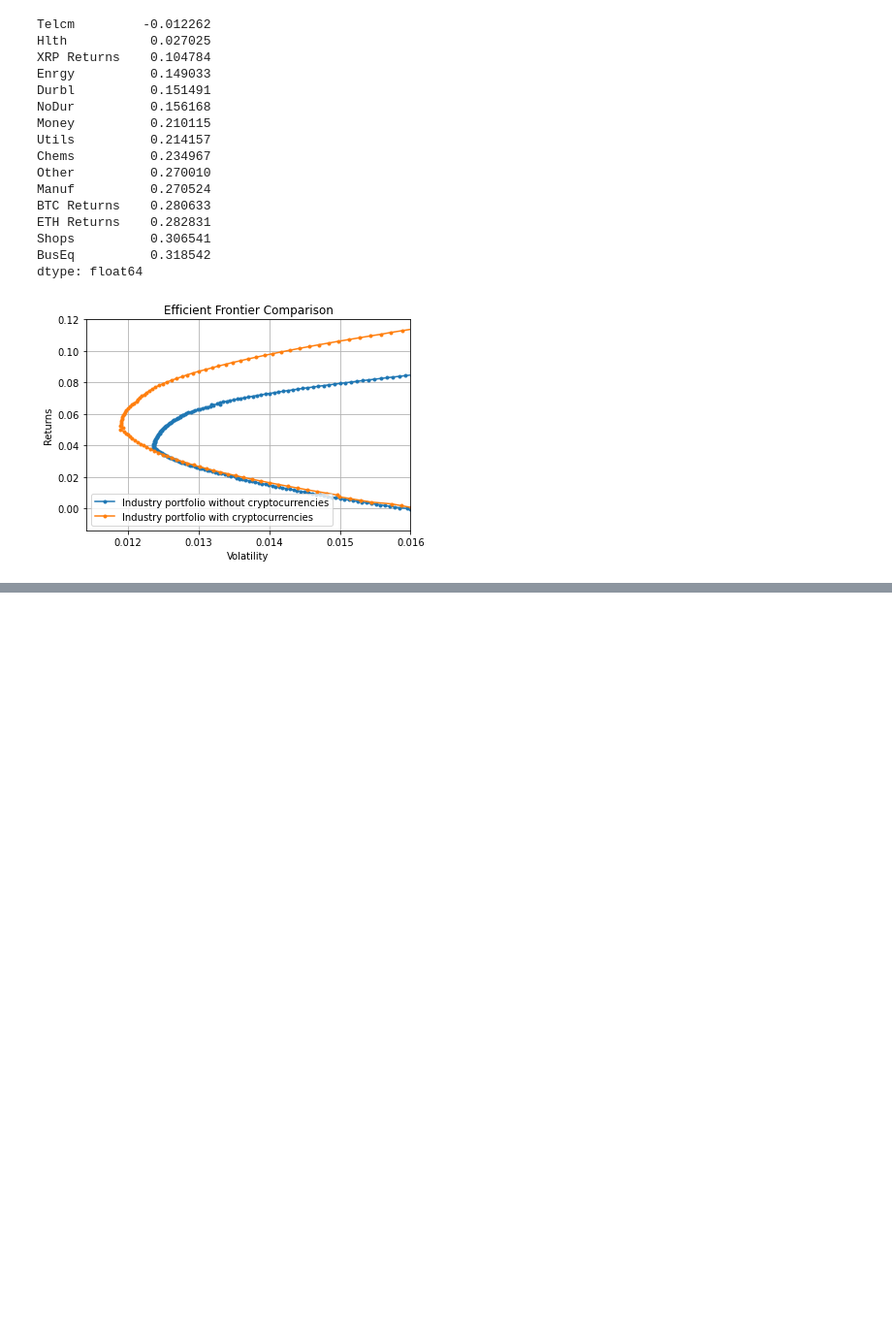
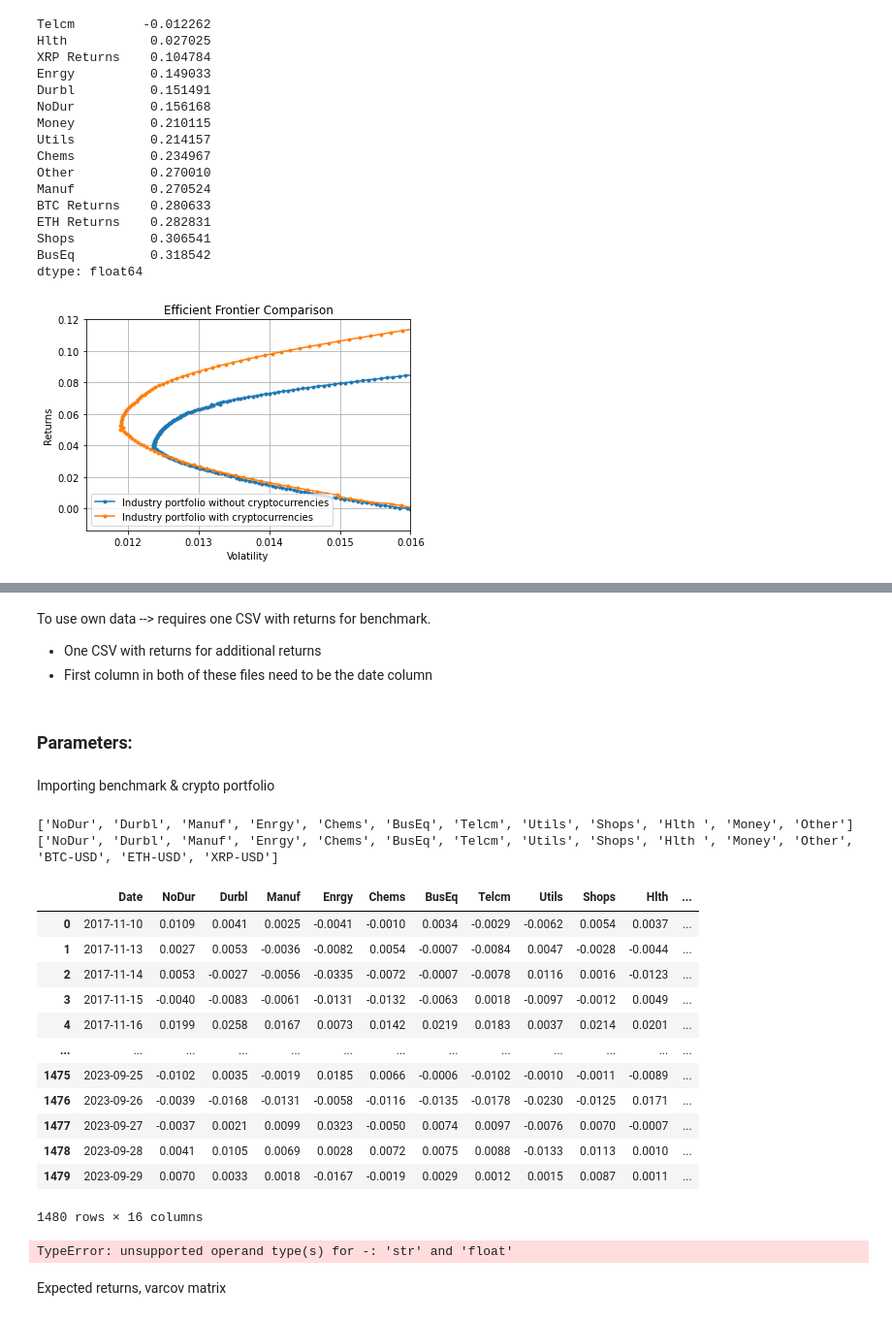
Before and after one commit to fairwayfinder/crypto-mean-variance-frontier, a Jupyter notebook: notebooks/MAIN.ipynb, the cells around one changed output, grey strips where cells are left out. Shown at 97% size. Cells and saved outputs as stored; diff of their text form; code cells hidden in the pictures; blank space fills up the shorter version.

Commit message:
adjusted data grabbing & MAIN

```diff
--- a/notebooks/MAIN.ipynb
+++ b/notebooks/MAIN.ipynb
@@ -354,0 +357,6 @@ industry_crypto_combined_plots = plot_ef(n_points, er[industry], cov.loc[industr
+# %% [markdown]
+To use own data --> requires one CSV with returns for benchmark.
+* One CSV with returns for additional returns
+* First column in both of these files need to be the date column
+# %% [markdown]
+### Parameters:
@@ -354,0 +366,41 @@ industry_crypto_combined_plots = plot_ef(n_points, er[industry], cov.loc[industr
+# %% [markdown]
+Importing benchmark & crypto portfolio
+# %%
+import pandas as pd
+
+test_industry = pd.read_csv('../data/raw/12_Industry_portfolios_Daily.csv')
+test_crypto = pd.read_csv('../data/raw/crypto_returns.csv')
+crypto = test_crypto.columns.values.tolist()[1:]
+
+# Defining lists used later:
+industry = test_industry.columns.values.tolist()[1:]
+industry_and_crypto = industry + crypto
+
+print(industry)
+print(industry_and_crypto)
+# %% [output]
+['NoDur', 'Durbl', 'Manuf', 'Enrgy', 'Chems', 'BusEq', 'Telcm', 'Utils', 'Shops', 'Hlth ', 'Money', 'Other']
+['NoDur', 'Durbl', 'Manuf', 'Enrgy', 'Chems', 'BusEq', 'Telcm', 'Utils', 'Shops', 'Hlth ', 'Money', 'Other', 'BTC-USD', 'ETH-USD', 'XRP-USD']
+# %%
+ind_crypto = pd.merge(test_industry, test_crypto, on='Date') # this is an inner join --> only includes values that has dates in both df:s
+ind_crypto
+# %% [output]
+|  | Date | NoDur | Durbl | Manuf | Enrgy | Chems | BusEq | Telcm | Utils | Shops | Hlth | ... |
+| 0 | 2017-11-10 | 0.0109 | 0.0041 | 0.0025 | -0.0041 | -0.0010 | 0.0034 | -0.0029 | -0.0062 | 0.0054 | 0.0037 | ... |
+| 1 | 2017-11-13 | 0.0027 | 0.0053 | -0.0036 | -0.0082 | 0.0054 | -0.0007 | -0.0084 | 0.0047 | -0.0028 | -0.0044 | ... |
+| 2 | 2017-11-14 | 0.0053 | -0.0027 | -0.0056 | -0.0335 | -0.0072 | -0.0007 | -0.0078 | 0.0116 | 0.0016 | -0.0123 | ... |
+| 3 | 2017-11-15 | -0.0040 | -0.0083 | -0.0061 | -0.0131 | -0.0132 | -0.0063 | 0.0018 | -0.0097 | -0.0012 | 0.0049 | ... |
+| 4 | 2017-11-16 | 0.0199 | 0.0258 | 0.0167 | 0.0073 | 0.0142 | 0.0219 | 0.0183 | 0.0037 | 0.0214 | 0.0201 | ... |
+| ... | ... | ... | ... | ... | ... | ... | ... | ... | ... | ... | ... | ... |
+| 1475 | 2023-09-25 | -0.0102 | 0.0035 | -0.0019 | 0.0185 | 0.0066 | -0.0006 | -0.0102 | -0.0010 | -0.0011 | -0.0089 | ... |
+| 1476 | 2023-09-26 | -0.0039 | -0.0168 | -0.0131 | -0.0058 | -0.0116 | -0.0135 | -0.0178 | -0.0230 | -0.0125 | 0.0171 | ... |
+| 1477 | 2023-09-27 | -0.0037 | 0.0021 | 0.0099 | 0.0323 | -0.0050 | 0.0074 | 0.0097 | -0.0076 | 0.0070 | -0.0007 | ... |
+| 1478 | 2023-09-28 | 0.0041 | 0.0105 | 0.0069 | 0.0028 | 0.0072 | 0.0075 | 0.0088 | -0.0133 | 0.0113 | 0.0010 | ... |
+| 1479 | 2023-09-29 | 0.0070 | 0.0033 | 0.0018 | -0.0167 | -0.0019 | 0.0029 | 0.0012 | 0.0015 | 0.0087 | 0.0011 | ... |
+1480 rows × 16 columns
+# %%
+# Load the processed data for analysis, choose the RF rate
+industry_SR = sharpe_ratio(ind_crypto, rf, 260).sort_values()
+industry_SR
+# %% [output]
+TypeError: unsupported operand type(s) for -: 'str' and 'float'
@@ -354,0 +463,2 @@ industry_crypto_combined_plots = plot_ef(n_points, er[industry], cov.loc[industr
+# %% [markdown]
+Expected returns, varcov matrix
```
Also changed, not shown: parts of 8 cells of this notebook, 5 other files.
